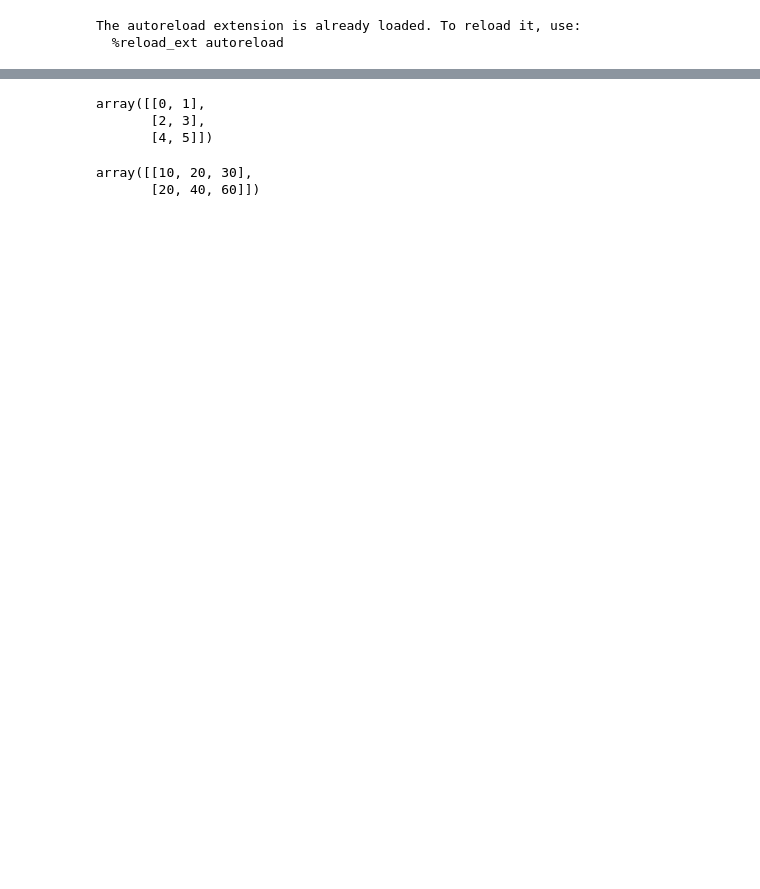
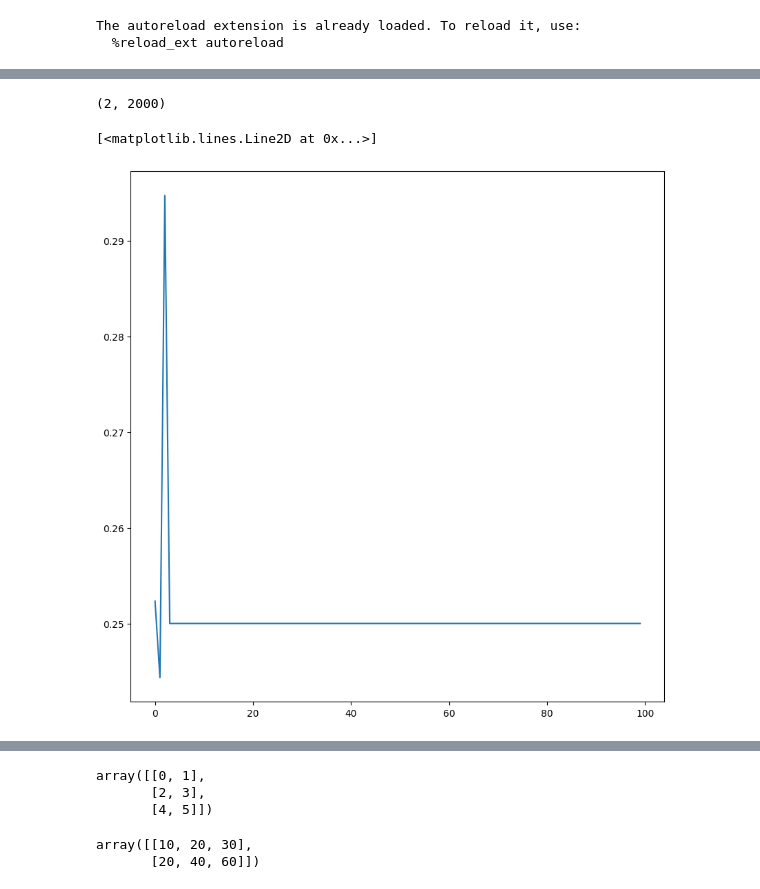
Before and after one commit to kendallzhu/curling, a Jupyter notebook: nn_scratch.ipynb, the cells around one changed output, grey strips where cells are left out. Drawn from its saved outputs; the diff is of its cells as text; code cells hidden in the pictures; blank space fills up the shorter version.

```diff
--- a/nn_scratch.ipynb
+++ b/nn_scratch.ipynb
@@ -116,0 +110,6 @@ output_gradient: [-0.03734721]
+# %%
+test_result = run_test(20, 100)
+# %%
+test_result["inputs_by_layer"][0].shape
+# %% [output]
+(2, 2000)
@@ -116,0 +118,5 @@ output_gradient: [-0.03734721]
+# %%
+plt.plot(test_result["average_losses"])
+# %% [output]
+[<matplotlib.lines.Line2D at 0x...>]
+[figure, added]
```
Also changed, not shown: parts of 14 cells of this notebook, 2 other files.
